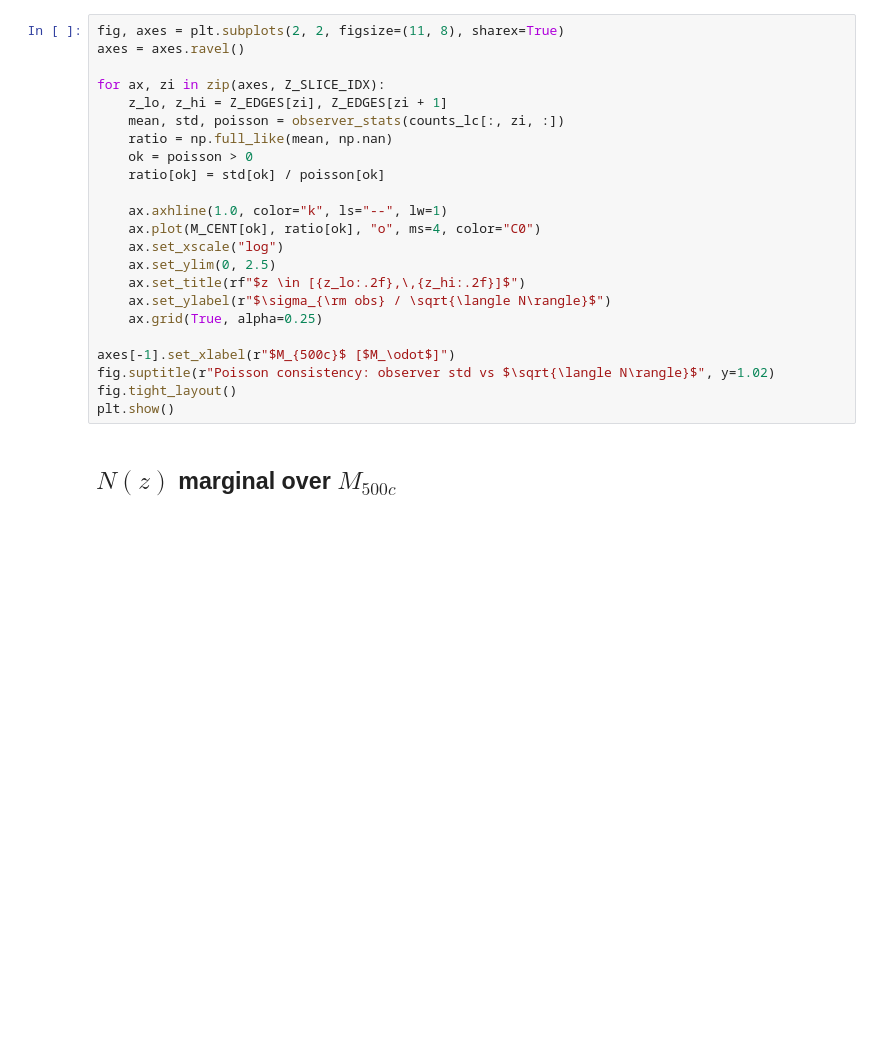
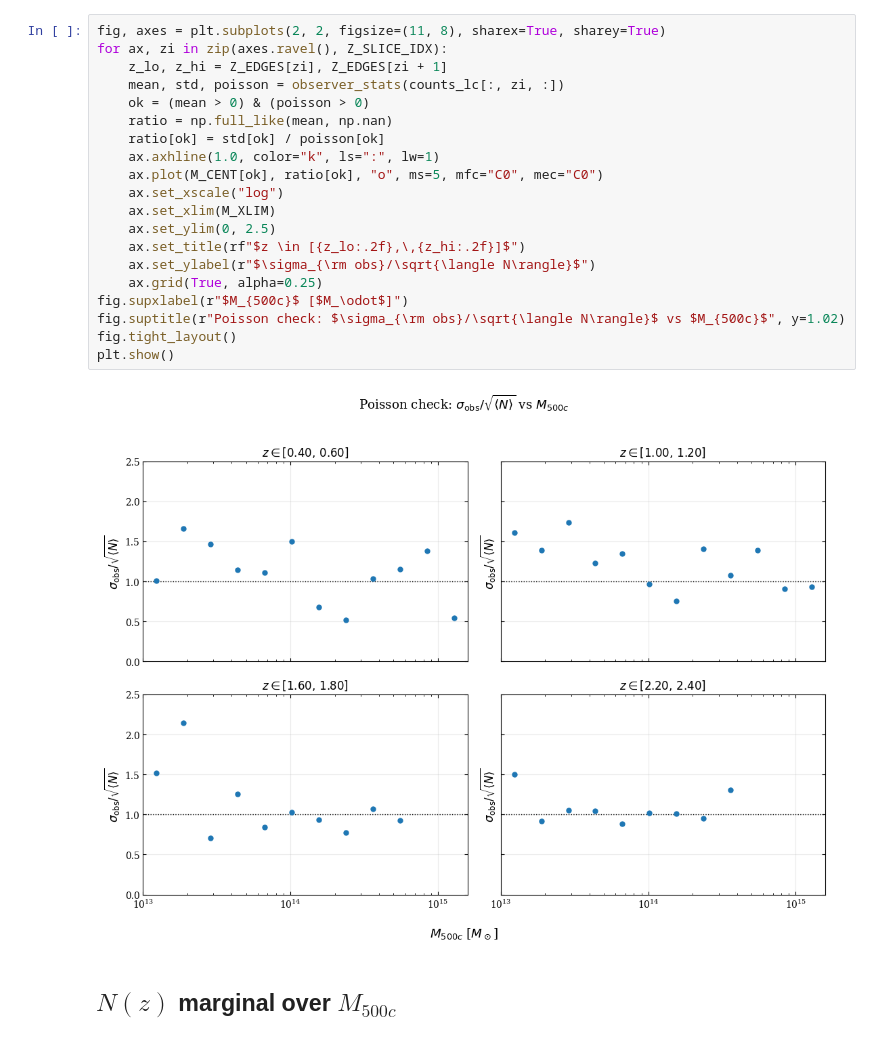
Before and after one commit to licongxu/flamingo_repo, a Jupyter notebook: notebooks/33_l2p8_multilc_poisson_Mz_counts.ipynb, the cells around one changed output. Saved outputs shown, nothing was run; the diff lists cells and outputs as text; blank space fills up the shorter version.

```diff
--- a/notebooks/33_l2p8_multilc_poisson_Mz_counts.ipynb
+++ b/notebooks/33_l2p8_multilc_poisson_Mz_counts.ipynb
@@ -139,26 +145,25 @@ plt.show()
 # %%
-fig, axes = plt.subplots(2, 2, figsize=(11, 8), sharex=True)
-axes = axes.ravel()
-
-for ax, zi in zip(axes, Z_SLICE_IDX):
+fig, axes = plt.subplots(2, 2, figsize=(11, 8), sharex=True, sharey=True)
+for ax, zi in zip(axes.ravel(), Z_SLICE_IDX):
     z_lo, z_hi = Z_EDGES[zi], Z_EDGES[zi + 1]
     mean, std, poisson = observer_stats(counts_lc[:, zi, :])
+    ok = (mean > 0) & (poisson > 0)
     ratio = np.full_like(mean, np.nan)
-    ok = poisson > 0
     ratio[ok] = std[ok] / poisson[ok]
-
-    ax.axhline(1.0, color="k", ls="--", lw=1)
-    ax.plot(M_CENT[ok], ratio[ok], "o", ms=4, color="C0")
+    ax.axhline(1.0, color="k", ls=":", lw=1)
+    ax.plot(M_CENT[ok], ratio[ok], "o", ms=5, mfc="C0", mec="C0")
     ax.set_xscale("log")
+    ax.set_xlim(M_XLIM)
     ax.set_ylim(0, 2.5)
     ax.set_title(rf"$z \in [{z_lo:.2f},\,{z_hi:.2f}]$")
-    ax.set_ylabel(r"$\sigma_{\rm obs} / \sqrt{\langle N\rangle}$")
+    ax.set_ylabel(r"$\sigma_{\rm obs}/\sqrt{\langle N\rangle}$")
     ax.grid(True, alpha=0.25)
-
-axes[-1].set_xlabel(r"$M_{500c}$ [$M_\odot$]")
-fig.suptitle(r"Poisson consistency: observer std vs $\sqrt{\langle N\rangle}$", y=1.02)
+fig.supxlabel(r"$M_{500c}$ [$M_\odot$]")
+fig.suptitle(r"Poisson check: $\sigma_{\rm obs}/\sqrt{\langle N\rangle}$ vs $M_{500c}$", y=1.02)
 fig.tight_layout()
 plt.show()
+# %% [output]
+[figure, added]
 # %% [markdown]
 ## $N(z)$ marginal over $M_{500c}$
 # %%
```
Also changed, not shown: parts of 12 cells of this notebook, 2 other files.
